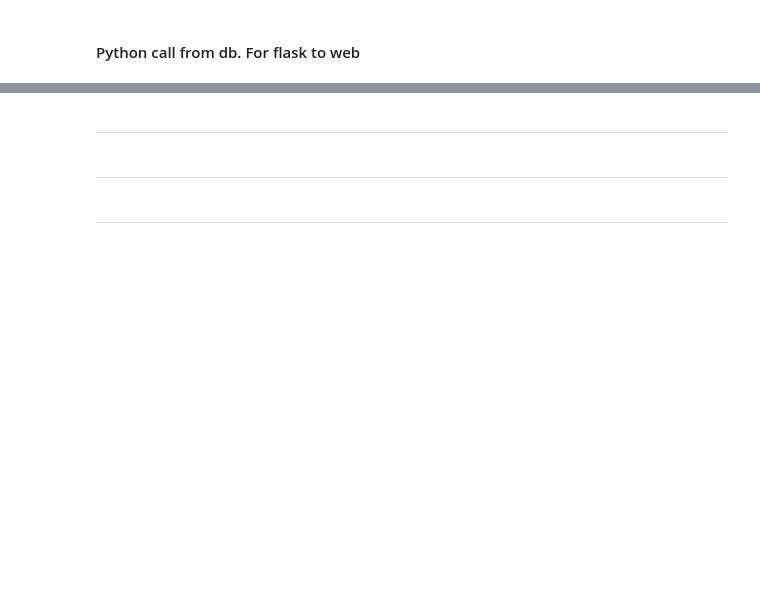
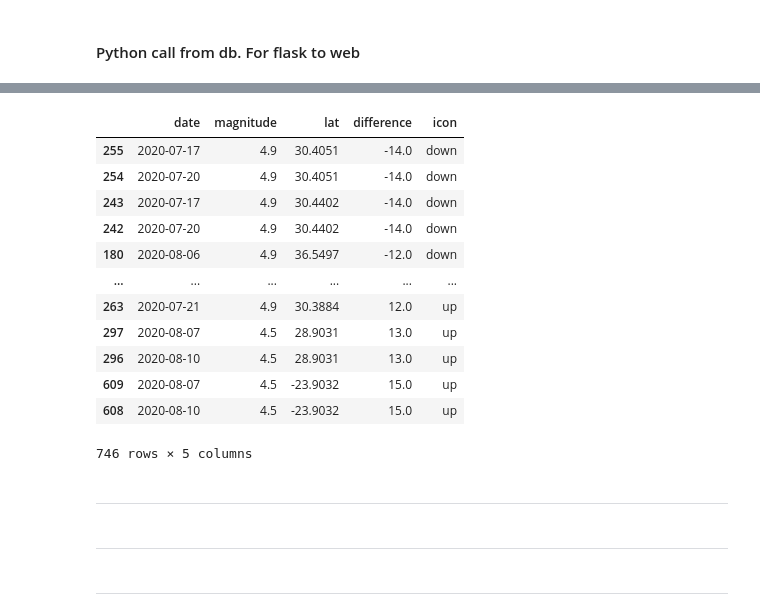
Before and after one commit to c-pompa/d3-group-project, a Jupyter notebook: data/py/lat_long_weather.ipynb, the cells around one changed output, grey strips where cells are left out. Saved outputs shown, nothing was run; the diff lists cells and outputs as text; code cells hidden in the pictures; blank space fills up the shorter version.

```diff
--- a/data/py/lat_long_weather.ipynb
+++ b/data/py/lat_long_weather.ipynb
@@ -430,0 +429,16 @@ container
+# %%
+run_df.sort_values(by='difference')
+# %% [output]
+|  | date | magnitude | lat | difference | icon |
+| 255 | 2020-07-17 | 4.9 | 30.4051 | -14.0 | down |
+| 254 | 2020-07-20 | 4.9 | 30.4051 | -14.0 | down |
+| 243 | 2020-07-17 | 4.9 | 30.4402 | -14.0 | down |
+| 242 | 2020-07-20 | 4.9 | 30.4402 | -14.0 | down |
+| 180 | 2020-08-06 | 4.9 | 36.5497 | -12.0 | down |
+| ... | ... | ... | ... | ... | ... |
+| 263 | 2020-07-21 | 4.9 | 30.3884 | 12.0 | up |
+| 297 | 2020-08-07 | 4.5 | 28.9031 | 13.0 | up |
+| 296 | 2020-08-10 | 4.5 | 28.9031 | 13.0 | up |
+| 609 | 2020-08-07 | 4.5 | -23.9032 | 15.0 | up |
+| 608 | 2020-08-10 | 4.5 | -23.9032 | 15.0 | up |
+746 rows × 5 columns
```
Also changed, not shown: parts of 18 cells of this notebook, 12 other files.
